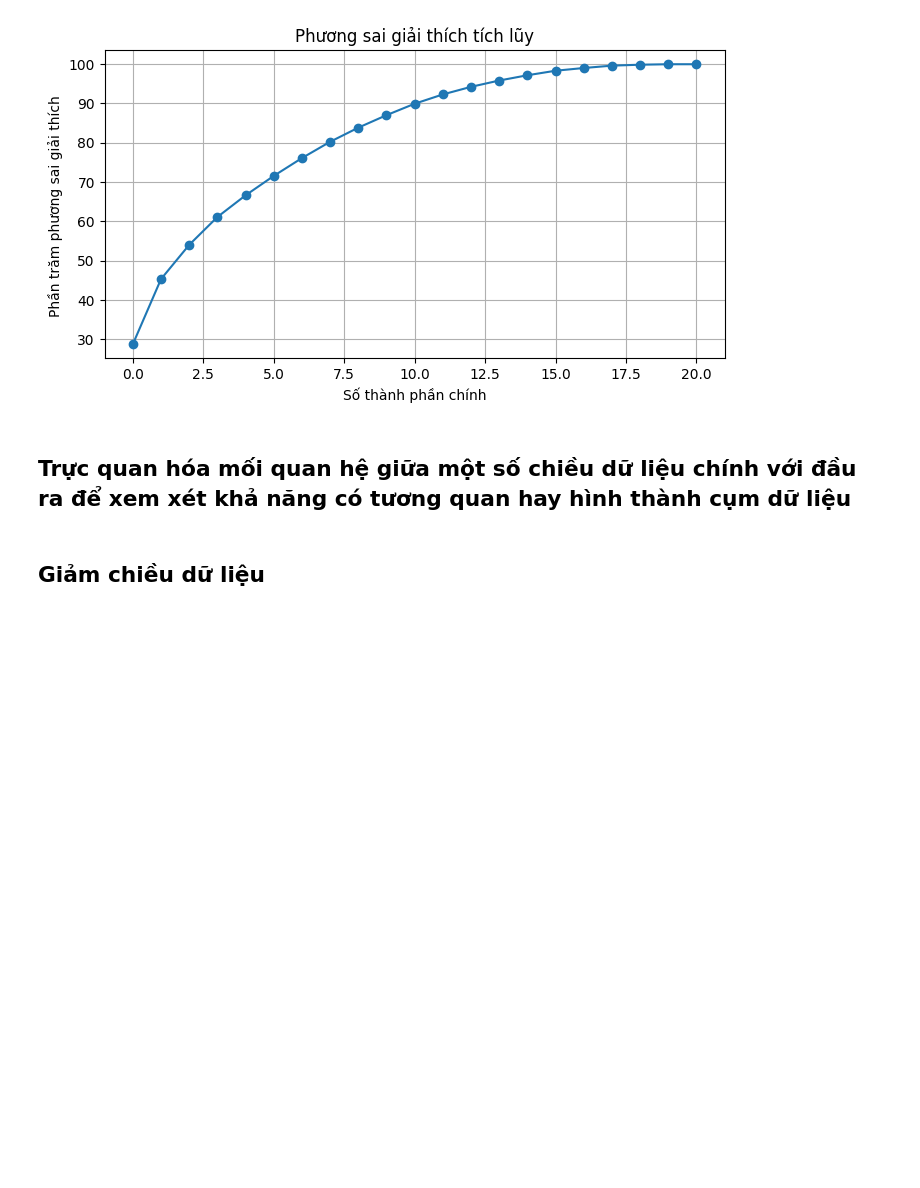
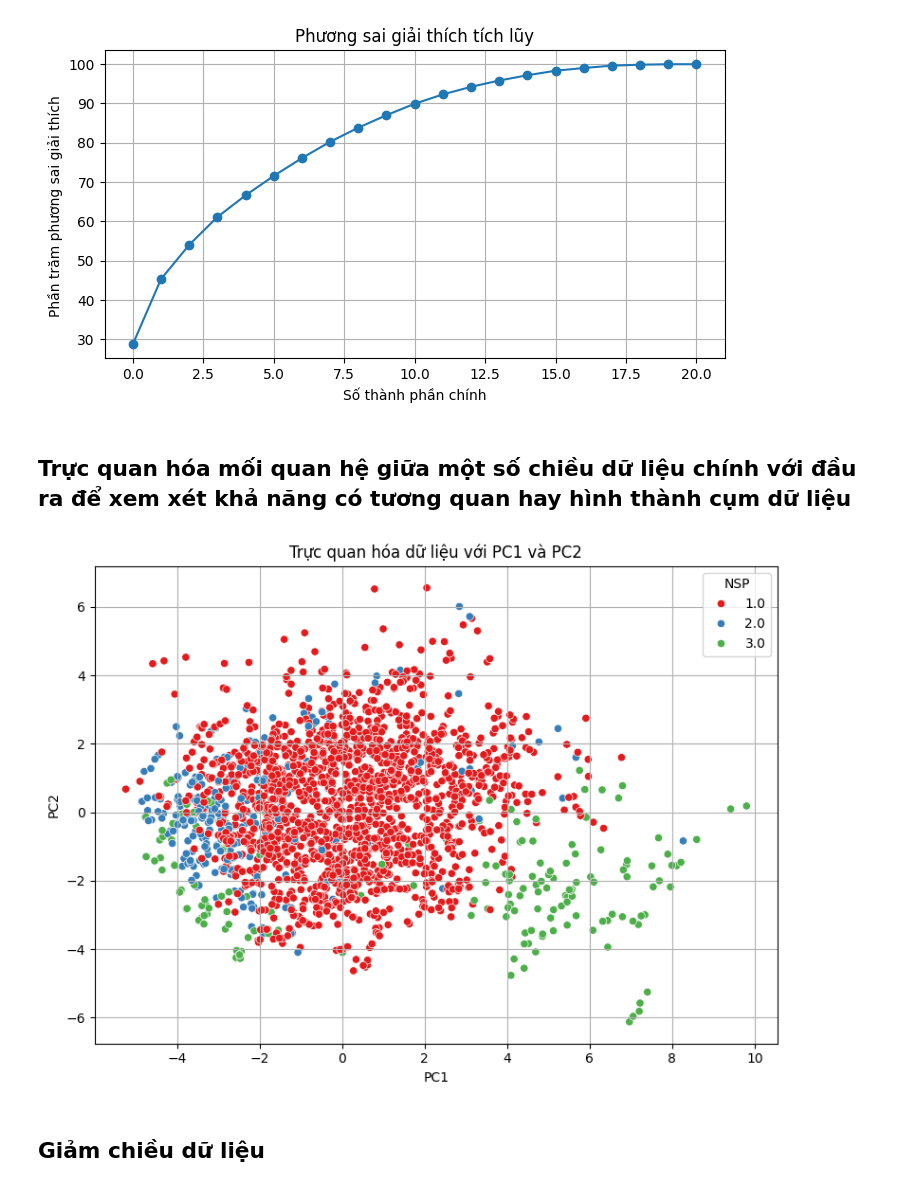
Before and after one commit to VuVanTien03/machine-learning, a Jupyter notebook: notebook/dimension_reduction/pca.ipynb, the cells around one changed output. Drawn from its saved outputs; the diff is of its cells as text; code cells hidden in the pictures; blank space fills up the shorter version.

```diff
--- a/notebook/dimension_reduction/pca.ipynb
+++ b/notebook/dimension_reduction/pca.ipynb
@@ -84,6 +97,22 @@ plt.show()
 [figure]
 # %% [markdown]
 ## Trực quan hóa mối quan hệ giữa một số chiều dữ liệu chính với đầu ra để xem xét khả năng có tương quan hay hình thành cụm dữ liệu
+# %%
+pc1 = X.dot(eig_vectors[:,0])
+pc2 = X.dot(eig_vectors[:,1])
+
+pc_df = pd.DataFrame({'PC1': pc1, 'PC2': pc2, 'NSP': df['NSP']})
+
+# Vẽ scatter plot
+plt.figure(figsize=(8, 6))
+sns.scatterplot(data=pc_df, x='PC1', y='PC2', hue='NSP', palette='Set1')
+plt.title("Trực quan hóa dữ liệu với PC1 và PC2")
+plt.legend(title='NSP')
+plt.grid(True)
+plt.tight_layout()
+plt.show()
+# %% [output]
+[figure, added]
 # %% [markdown]
 ## Giảm chiều dữ liệu
 # %%
```
Also changed, not shown: parts of 2 cells of this notebook, 2 other files.
